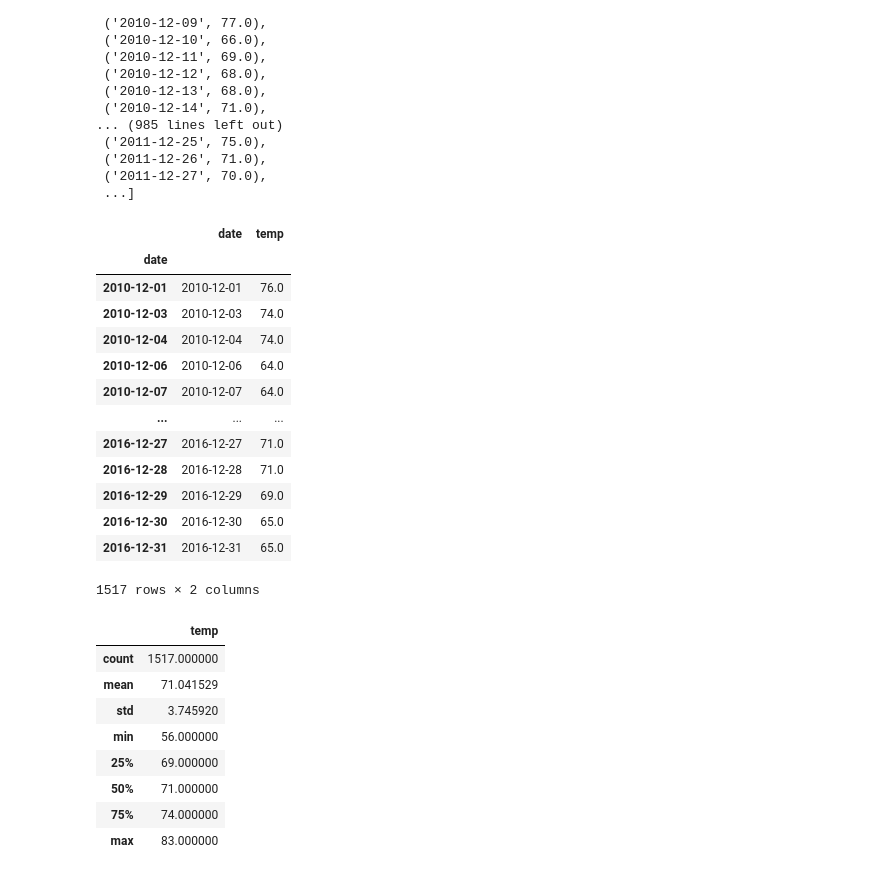
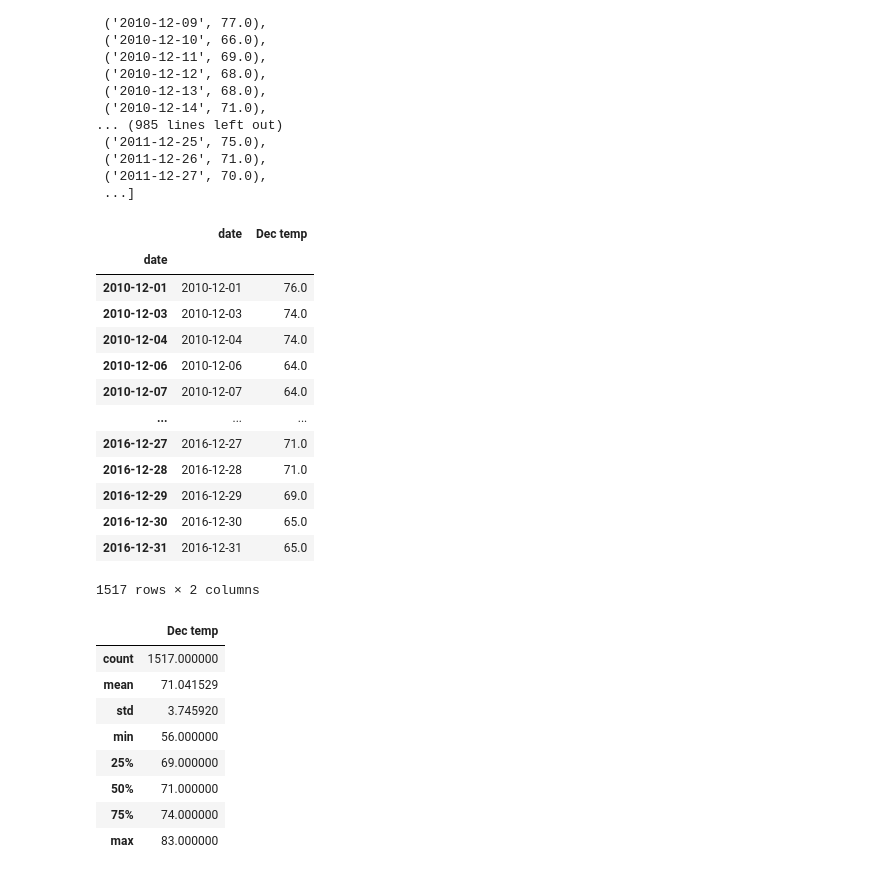
Before and after one commit to skhidrapure/surfs_up, a Jupyter notebook: SurfsUp_Challenge.ipynb, the cells around one changed output. Saved outputs shown, nothing was run; the diff lists cells and outputs as text; code cells hidden in the pictures.

```diff
--- a/SurfsUp_Challenge.ipynb
+++ b/SurfsUp_Challenge.ipynb
@@ -122,11 +119,11 @@ filter(extract('month', Measurement.date)==12).all()
 # %%
 # 8. Create a DataFrame from the list of temperatures for the month of December.
 import pandas as pd
-dec_df = pd.DataFrame(december_temp, columns=['date', 'temp'])
+dec_df = pd.DataFrame(december_temp, columns=['date', 'Dec temp'])
 dec_df.set_index(dec_df['date'], inplace=True)
 dec_df
 # %% [output]
-|  | date | temp |
+|  | date | Dec temp |
 | date |  |  |
 | 2010-12-01 | 2010-12-01 | 76.0 |
 | 2010-12-03 | 2010-12-03 | 74.0 |
@@ -144,7 +141,7 @@ dec_df
 # 9. Calculate and print out the summary statistics for the Decemeber temperature DataFrame.
 dec_df.describe()
 # %% [output]
-|  | temp |
+|  | Dec temp |
 | count | 1517.000000 |
 | mean | 71.041529 |
 | std | 3.745920 |
```
Also changed, not shown: parts of 3 cells of this notebook, 1 other file.
